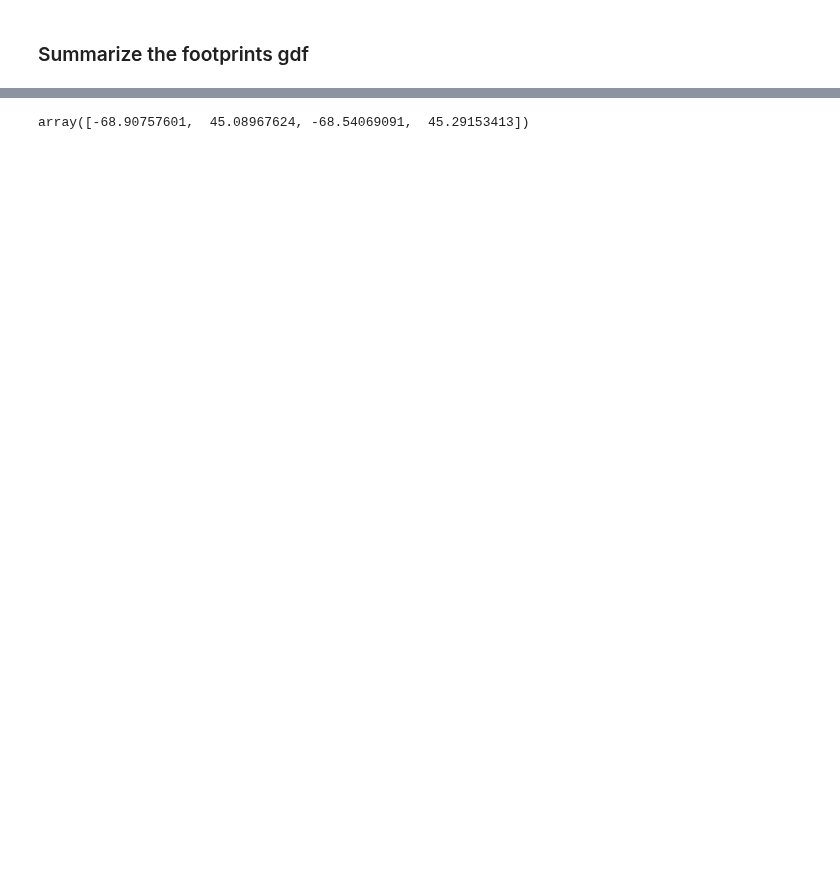
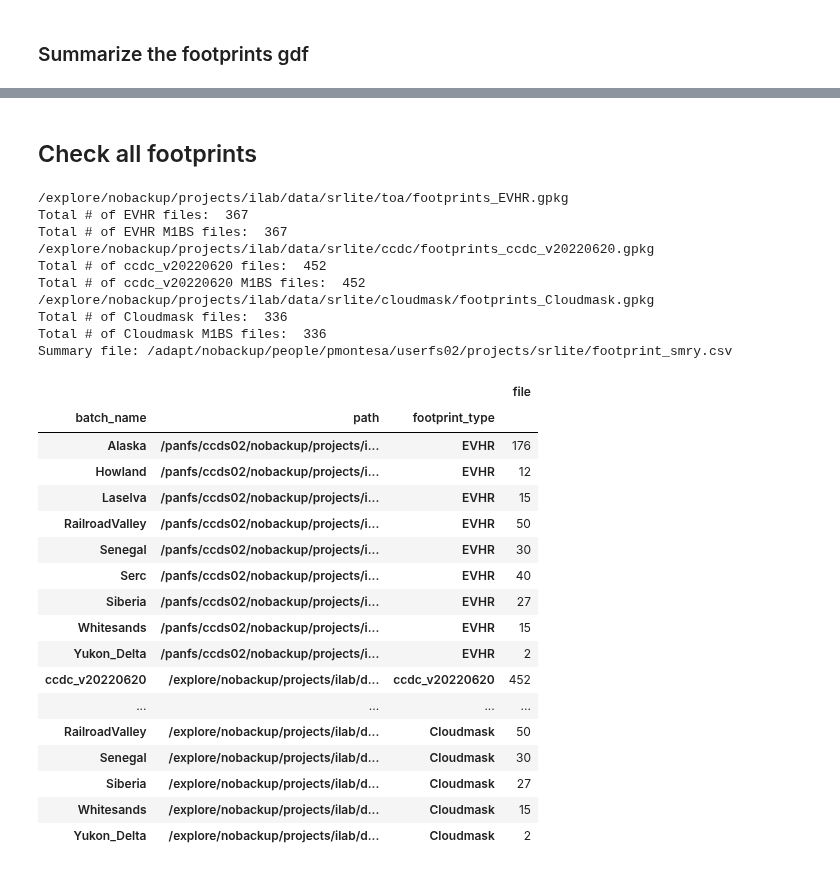
Before and after one commit to pahbs/geoscitools, a Jupyter notebook: footprint_srlite.ipynb, the cells around one changed output, grey strips where cells are left out. Saved outputs shown, nothing was run; the diff lists cells and outputs as text; code cells hidden in the pictures; blank space fills up the shorter version.

```diff
--- a/footprint_srlite.ipynb
+++ b/footprint_srlite.ipynb
@@ -220,10 +265,62 @@ Total # of srlite-0.9.11 files:  203
 | Yukon_Delta | WV02 | 2 |
-# %%
-footprint_gdf = gpd.read_file('/adapt/nobackup/people/pmontesa/userfs02/projects/srlite/footprints_srlite-0.9.9.gpkg')
-footprint_gdf['batch_name'] = footprint_gdf['path'].apply(lambda x: os.path.splitext(os.path.basename(x))[0])
-footprint_gdf[footprint_gdf.batch_name == 'Howland-WV02'].total_bounds
-#footprint_gdf.bounds
-# %% [output]
-array([-68.90757601,  45.08967624, -68.54069091,  45.29153413])
+# %% [markdown]
+## Check all footprints
+# %%
+FOOTPRINT_TYPE_LIST = ['EVHR','ccdc_v20220620','Cloudmask']
+smry_df_list = []
+footprint_gdf_LIST = []
+for i,TYPE in enumerate(FOOTPRINT_TYPE_LIST):
+    footprint_fn = f"{dict_list[i]['out_footprint_dir']}/footprints_{TYPE}.gpkg"
+    print(footprint_fn)
+    footprint_gdf_TYPE = gpd.read_file(footprint_fn)
+
+    print(f"Total # of {dict_list[i]['data_source'] } files:  {footprint_gdf_TYPE.shape[0]}")
+
+    footprint_gdf_TYPE = footprint_gdf_TYPE[~footprint_gdf_TYPE.file.str.contains("_P1BS_")]
+    print(f"Total # of {dict_list[i]['data_source'] } M1BS files:  {footprint_gdf_TYPE.shape[0]}")
+
+    footprint_gdf_TYPE['footprint_type'] = TYPE
+    footprint_gdf_TYPE['batch_name'] = footprint_gdf_TYPE['path'].apply(lambda x: os.path.splitext(os.path.basename(x))[0])
+    footprint_gdf_TYPE['sensor'] = footprint_gdf_TYPE['file'].str.split('_', expand=True)[0]
+    footprint_gdf_LIST.append(footprint_gdf_TYPE)
+    #print(footprint_gdf_TYPE[['file','batch_name','path','footprint_type']].groupby(['footprint_type']).count())
+    smry_df = footprint_gdf_TYPE[['file','batch_name','path','footprint_type']].groupby(['batch_name','path','footprint_type']).count()
+    smry_df_list.append(smry_df)
+
+footprint_gdf_ALL = pd.concat(footprint_gdf_LIST)
+smry_df = pd.concat(smry_df_list)
+smry_df_fn = '/adapt/nobackup/people/pmontesa/userfs02/projects/srlite/footprint_smry.csv'
+print(f"Summary file: {smry_df_fn}")
+smry_df.to_csv(smry_df_fn)
+smry_df
+# %% [output]
+/explore/nobackup/projects/ilab/data/srlite/toa/footprints_EVHR.gpkg
+Total # of EVHR files:  367
+Total # of EVHR M1BS files:  367
+/explore/nobackup/projects/ilab/data/srlite/ccdc/footprints_ccdc_v20220620.gpkg
+Total # of ccdc_v20220620 files:  452
+Total # of ccdc_v20220620 M1BS files:  452
+/explore/nobackup/projects/ilab/data/srlite/cloudmask/footprints_Cloudmask.gpkg
+Total # of Cloudmask files:  336
+Total # of Cloudmask M1BS files:  336
+Summary file: /adapt/nobackup/people/pmontesa/userfs02/projects/srlite/footprint_smry.csv
+|  |  |  | file |
+| batch_name | path | footprint_type |  |
+| Alaska | /panfs/ccds02/nobackup/projects/i... | EVHR | 176 |
+| Howland | /panfs/ccds02/nobackup/projects/i... | EVHR | 12 |
+| Laselva | /panfs/ccds02/nobackup/projects/i... | EVHR | 15 |
+| RailroadValley | /panfs/ccds02/nobackup/projects/i... | EVHR | 50 |
+| Senegal | /panfs/ccds02/nobackup/projects/i... | EVHR | 30 |
+| Serc | /panfs/ccds02/nobackup/projects/i... | EVHR | 40 |
+| Siberia | /panfs/ccds02/nobackup/projects/i... | EVHR | 27 |
+| Whitesands | /panfs/ccds02/nobackup/projects/i... | EVHR | 15 |
+| Yukon_Delta | /panfs/ccds02/nobackup/projects/i... | EVHR | 2 |
+| ccdc_v20220620 | /explore/nobackup/projects/ilab/d... | ccdc_v20220620 | 452 |
+| ... | ... | ... | ... |
+| RailroadValley | /explore/nobackup/projects/ilab/d... | Cloudmask | 50 |
+| Senegal | /explore/nobackup/projects/ilab/d... | Cloudmask | 30 |
+| Siberia | /explore/nobackup/projects/ilab/d... | Cloudmask | 27 |
+| Whitesands | /explore/nobackup/projects/ilab/d... | Cloudmask | 15 |
+| Yukon_Delta | /explore/nobackup/projects/ilab/d... | Cloudmask | 2 |
 # %%
 maplib.MAP_LAYER_FOLIUM(footprint_gdf, LAYER_COL_NAME='file', LAYER_NAME = d['data_source'], zoom_start=6,
```
Also changed, not shown: parts of 7 cells of this notebook, 7 other files.
